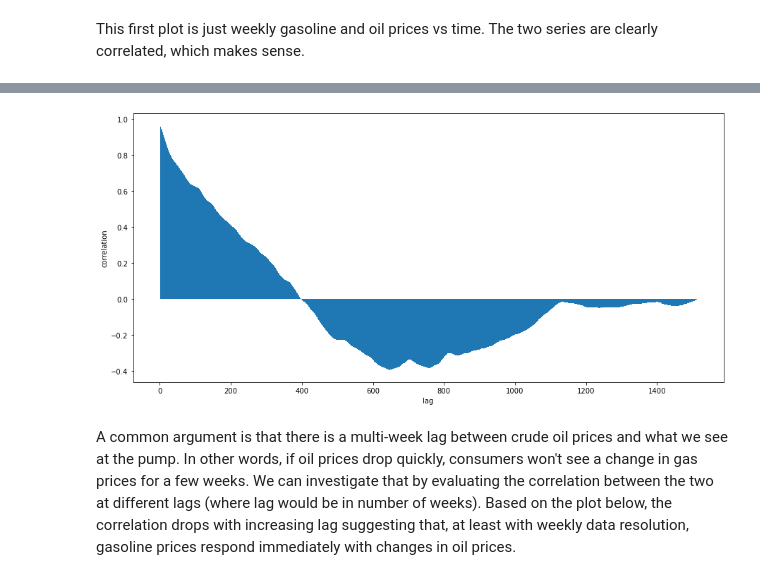
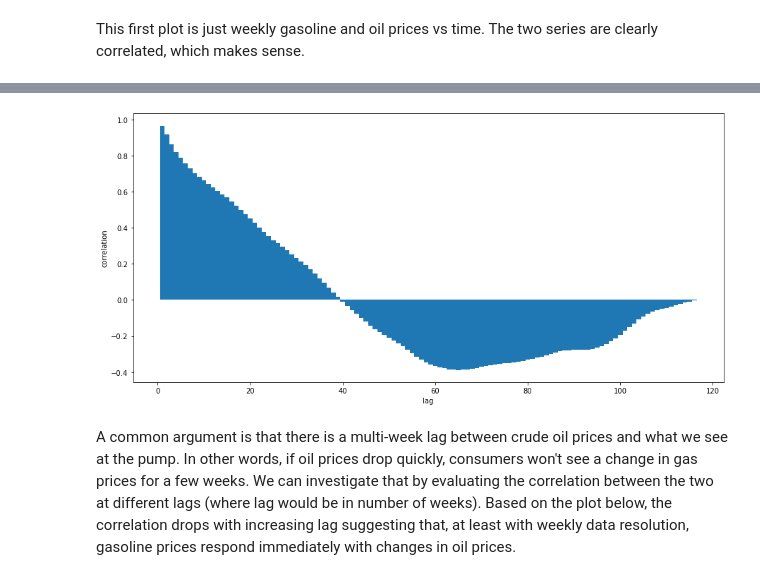
Before and after one commit to bautsch/gasoline-prices, a Jupyter notebook: gasoline_prices.ipynb, the cells around one changed output, grey strips where cells are left out. Drawn from its saved outputs; the diff is of its cells as text; code cells hidden in the pictures.

```diff
--- a/gasoline_prices.ipynb
+++ b/gasoline_prices.ipynb
@@ -103,3 +103,7 @@ plt.savefig('wti and gasoline vs time.png')
 [figure]
 # %% [markdown]
 This first plot is just weekly gasoline and oil prices vs time. The two series are clearly correlated, which makes sense.
+# %%
+xtest = df[df.date>='1/1/2020'].wti.values
+ytest = df[df.date>='1/1/2020'].gasoline.values
+print(len(xtest))
@@ -106,12 +122,12 @@ This first plot is just weekly gasoline and oil prices vs time. The two series a
 # %%
-cross_corr = sm.tsa.stattools.ccf(df.wti, df.gasoline, adjusted=False)
+cross_corr = sm.tsa.stattools.ccf(xtest, ytest, adjusted=False)
 fig, ax = plt.subplots(figsize=(15,7))
-plt.bar(np.arange(1, len(df)+1), cross_corr, width=1)
+plt.bar(np.arange(1, len(cross_corr)+1), cross_corr, width=1)
 plt.ylabel('correlation')
 plt.xlabel('lag')
 plt.savefig('wti vs gasoline cross correlation.png')
 # %% [output]
-[figure, old version]
+[figure, new version]
 # %% [markdown]
 A common argument is that there is a multi-week lag between crude oil prices and what we see at the pump. In other words, if oil prices drop quickly, consumers won't see a change in gas prices for a few weeks. We can investigate that by evaluating the correlation between the two at different lags (where lag would be in number of weeks). Based on the plot below, the correlation drops with increasing lag suggesting that, at least with weekly data resolution, gasoline prices respond immediately with changes in oil prices.
 # %% [markdown]
```
Also changed, not shown: parts of 20 cells of this notebook, 12 other files.
